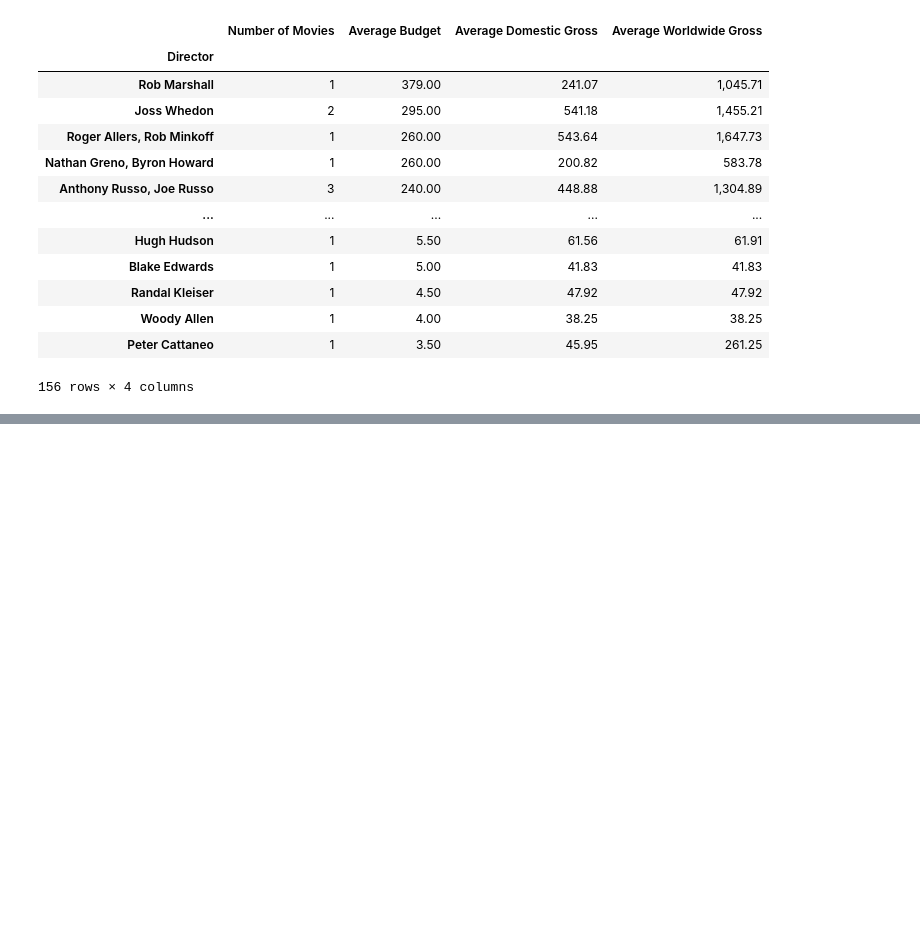
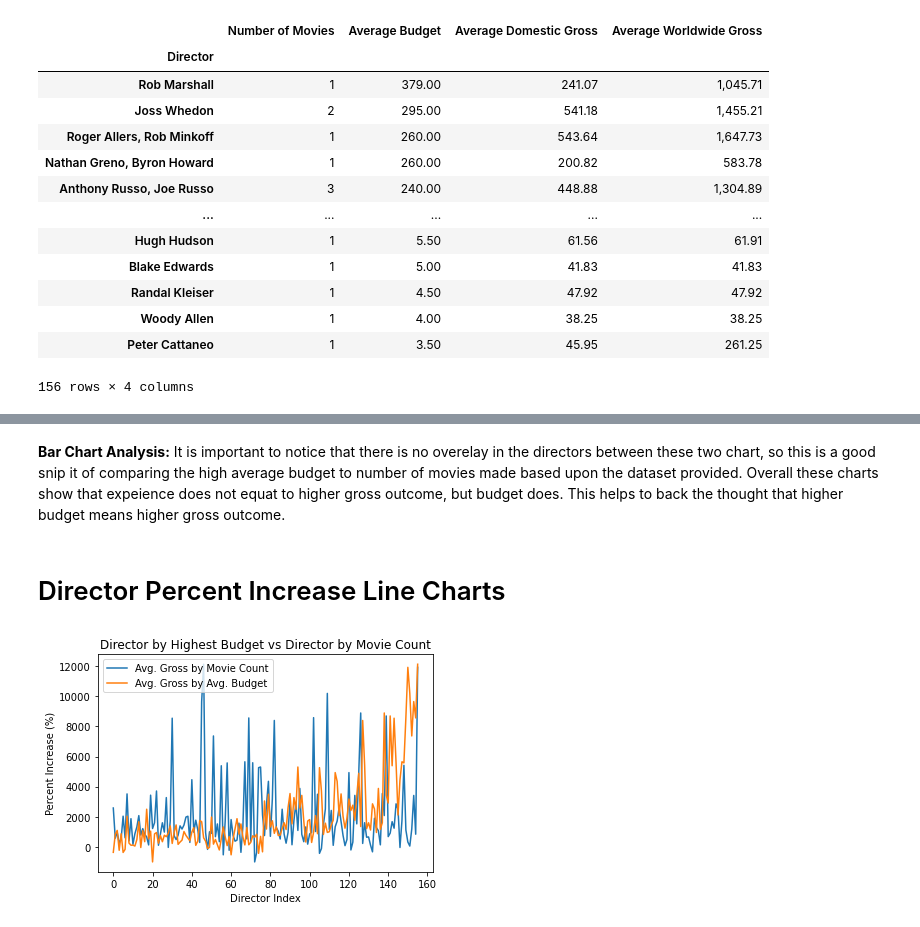
Before and after one commit to annied222/Project_1, a Jupyter notebook: directors.ipynb, the cells around one changed output, grey strips where cells are left out. Saved outputs shown, nothing was run; the diff lists cells and outputs as text; code cells hidden in the pictures; blank space fills up the shorter version.

```diff
--- a/directors.ipynb
+++ b/directors.ipynb
@@ -63,7 +116,8 @@ moviedirect_df
 156 rows × 4 columns
 # %%
 #Dataframe of top directors based the average budget
-budgdirect_df = directors_df.sort_values("Average Budget", ascending=False)
+budgdirect_df = avgdirectors_df.sort_values("Average Budget", ascending=False)
+budgdirect_df.to_csv("datacreatedcsv/avgdirectorbudget.csv", index_label="Movie ID")
 budgdirect10_df = budgdirect_df.head(10)
 budgdirect_df
 # %% [output]
@@ -98,5 +154,16 @@ budgetbar = budgdirect10_df.plot.bar(xlabel="Director", ylabel="per Million",
+# %% [markdown]
+**Bar Chart Analysis:** It is important to notice that there is no overelay in the directors between these two chart, so this is a good snip it of comparing the high average budget to number of movies made based upon the dataset provided. Overall these charts show that expeience does not equat to higher gross outcome, but budget does. This helps to back the thought that higher budget means higher gross outcome.
+# %% [markdown]
+# Director Percent Increase Line Charts
 # %%
-countdomgross = moviedirect_df["Average Budget"]/moviedirect_df["Average Domestic Gross"]
-budgetdomgross = budgdirect_df["Average Budget"]/budgdirect_df["Average Domestic Gross"]
+countdomgross = ((moviedirect_df["Average Domestic Gross"]-moviedirect_df["Average Budget"])/moviedirect_df["Average Budget"])*1000
+budgetdomgross = ((budgdirect_df["Average Domestic Gross"]-budgdirect_df["Average Budget"])/budgdirect_df["Average Budget"])*1000
 perdomincrease = pd.DataFrame(zip(countdomgross,budgetdomgross))
 perdomincrease.to_csv("datacreatedcsv/perdomincrease.csv", index_label="Director ID")
+perdomincrease = pd.read_csv("datacreatedcsv/perdomincrease.csv")
+perdomincrease = perdomincrease.rename(columns={"0":"Avg. Gross by Movie Count","1":"Avg. Gross by Avg. Budget"})
+perdomincrease = perdomincrease.drop(["Director ID"], axis=1, inplace = False)
+domline = perdomincrease.plot.line(xlabel="Director Index", ylabel="Percent Increase (%)",
+            title = "Director by Highest Budget vs Director by Movie Count")
+# %% [output]
+[figure, added]
```
Also changed, not shown: parts of 16 cells of this notebook, 8 other files.
